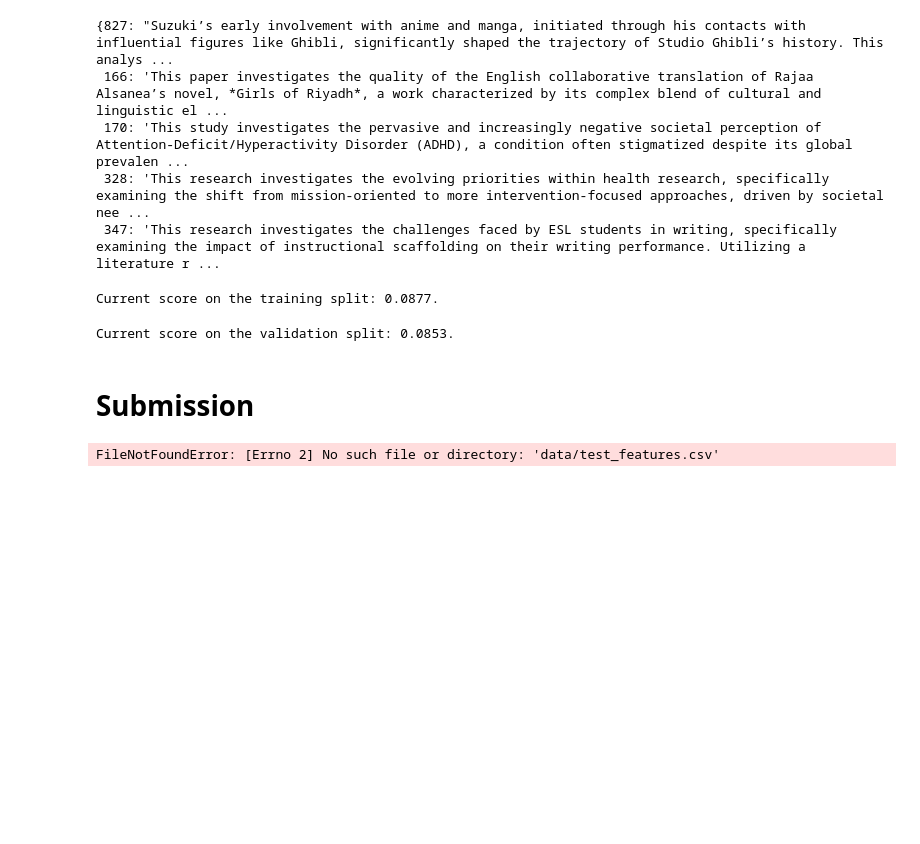
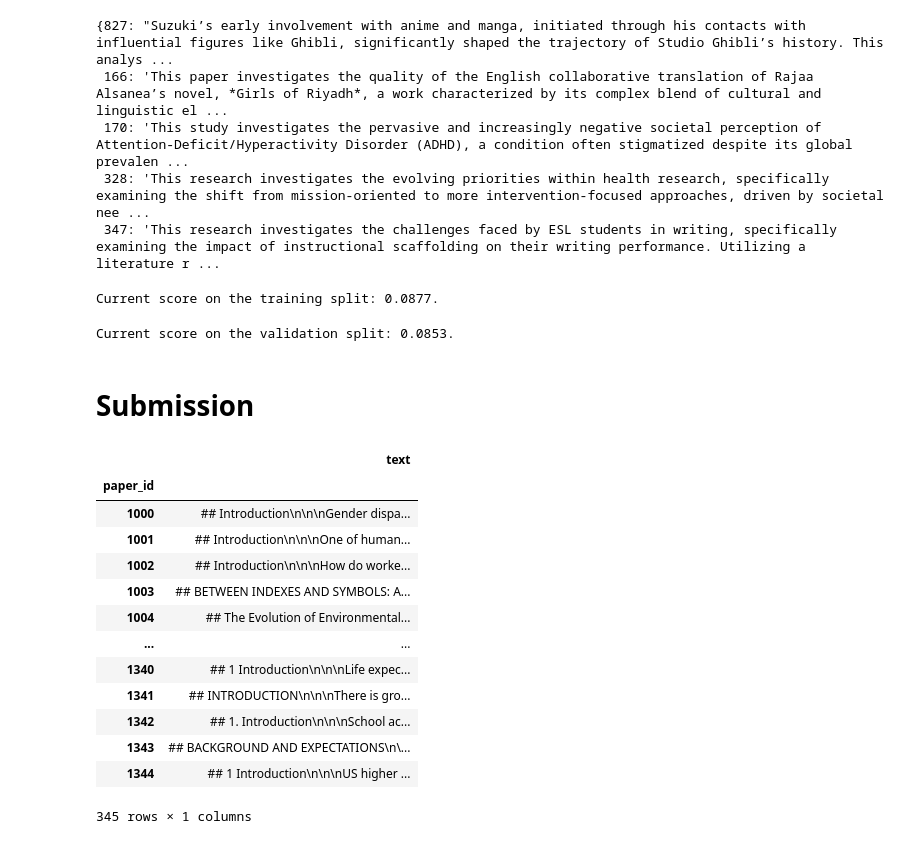
Before and after one commit to ideaguy3d/data-science-practice, a Jupyter notebook: driven-data/research-summarization.ipynb, the cells around one changed output. Drawn from its saved outputs; the diff is of its cells as text; code cells hidden in the pictures; blank space fills up the shorter version.

```diff
--- a/driven-data/research-summarization.ipynb
+++ b/driven-data/research-summarization.ipynb
@@ -887,10 +887,23 @@ Current score on the validation split: 0.0853.
 # %% [markdown]
 # Submission
 # %%
-test = pd.read_csv("data/test_features.csv", index_col=0)
+test = pd.read_csv("data/test.csv", index_col=0)
 test
 # %% [output]
+|  | text |
+| paper_id |  |
+| 1000 | ## Introduction\n\n\nGender dispa... |
+| 1001 | ## Introduction\n\n\nOne of human... |
+| 1002 | ## Introduction\n\n\nHow do worke... |
+| 1003 | ## BETWEEN INDEXES AND SYMBOLS: A... |
+| 1004 | ## The Evolution of Environmental... |
+| ... | ... |
+| 1340 | ## 1 Introduction\n\n\nLife expec... |
+| 1341 | ## INTRODUCTION\n\n\nThere is gro... |
+| 1342 | ## 1. Introduction\n\n\nSchool ac... |
+| 1343 | ## BACKGROUND AND EXPECTATIONS\n\... |
+| 1344 | ## 1 Introduction\n\n\nUS higher ... |
-FileNotFoundError: [Errno 2] No such file or directory: 'data/test_features.csv'
+345 rows × 1 columns
 # %%
 test_id_to_summary = predict_on_dataset(test, summarize_fn=abstractize)
 test_preds = test.assign(summary=test_id_to_summary)
```
Also changed, not shown: parts of 1 cell of this notebook.
